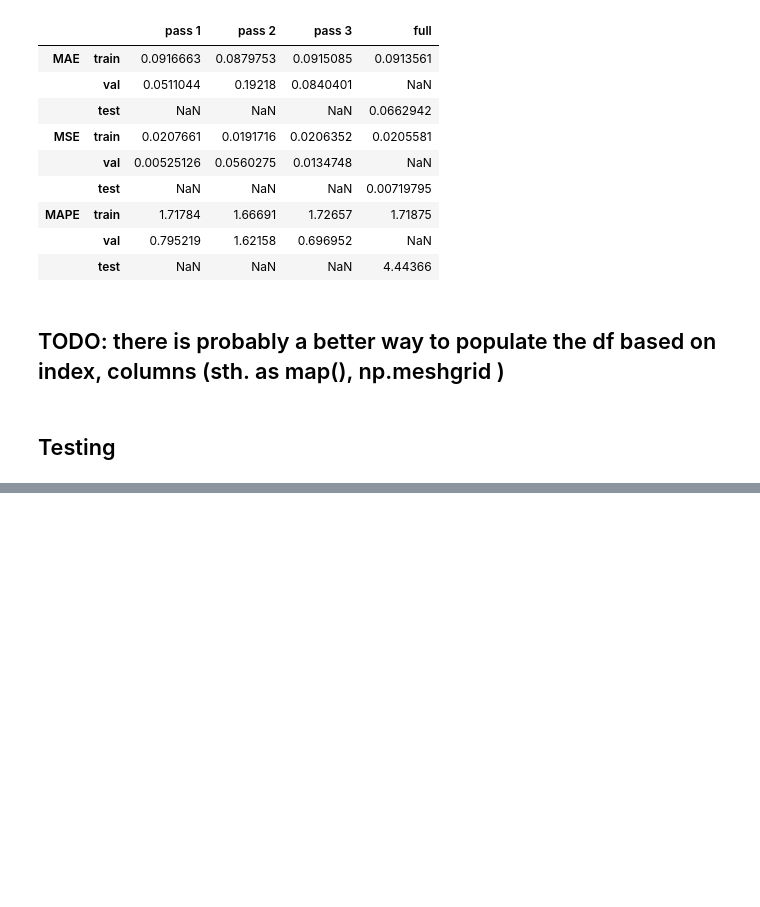
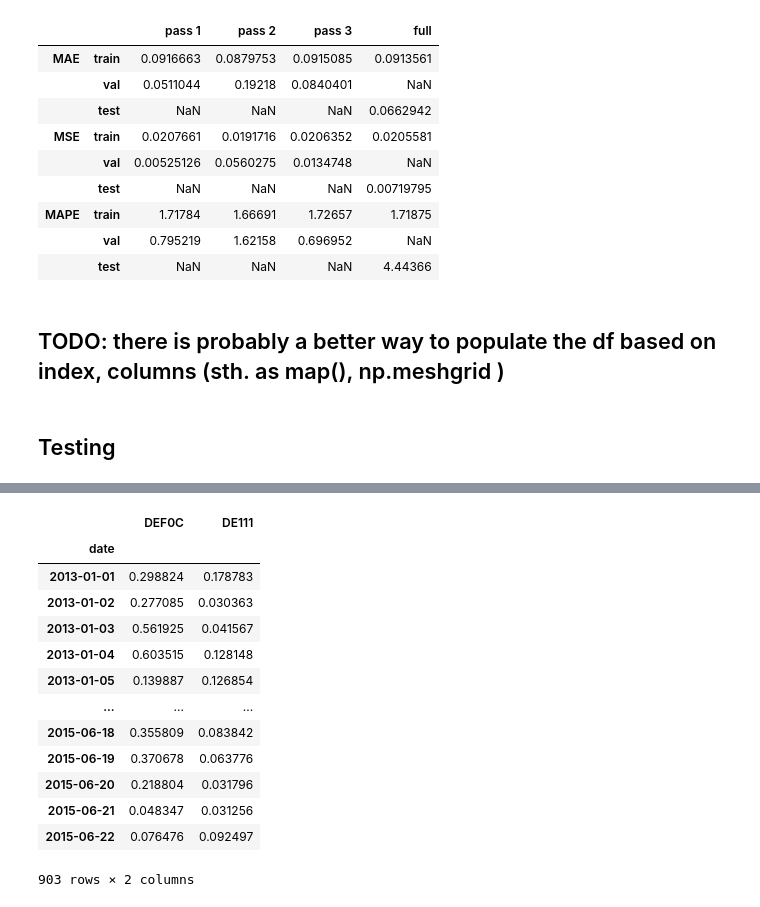
Before and after one commit to ArjunReddy07/wind-stf, a Jupyter notebook: prototyping/evaluate.ipynb, the cells around one changed output, grey strips where cells are left out. Saved outputs shown, nothing was run; the diff lists cells and outputs as text; code cells hidden in the pictures; blank space fills up the shorter version.

```diff
--- a/prototyping/evaluate.ipynb
+++ b/prototyping/evaluate.ipynb
@@ -334,0 +371,3 @@ scores_nodewise
+# %%
+model = pickle.load(open('../data/06_models/model.pkl/2020-10-09T15.53.34.176Z/model.pkl', 'rb'))
+cv_splits_positions = pickle.load(open('../data/05_model_input/cv_splits_positions.pkl/2020-10-09T15.53.34.176Z/cv_splits_positions.pkl', 'rb'))
@@ -334,0 +413,17 @@ scores_nodewise
+# %%
+gtruth['full']['train']
+# %% [output]
+|  | DEF0C | DE111 |
+| date |  |  |
+| 2013-01-01 | 0.298824 | 0.178783 |
+| 2013-01-02 | 0.277085 | 0.030363 |
+| 2013-01-03 | 0.561925 | 0.041567 |
+| 2013-01-04 | 0.603515 | 0.128148 |
+| 2013-01-05 | 0.139887 | 0.126854 |
+| ... | ... | ... |
+| 2015-06-18 | 0.355809 | 0.083842 |
+| 2015-06-19 | 0.370678 | 0.063776 |
+| 2015-06-20 | 0.218804 | 0.031796 |
+| 2015-06-21 | 0.048347 | 0.031256 |
+| 2015-06-22 | 0.076476 | 0.092497 |
+903 rows × 2 columns
```
Also changed, not shown: parts of 12 cells of this notebook, 3 other files.
